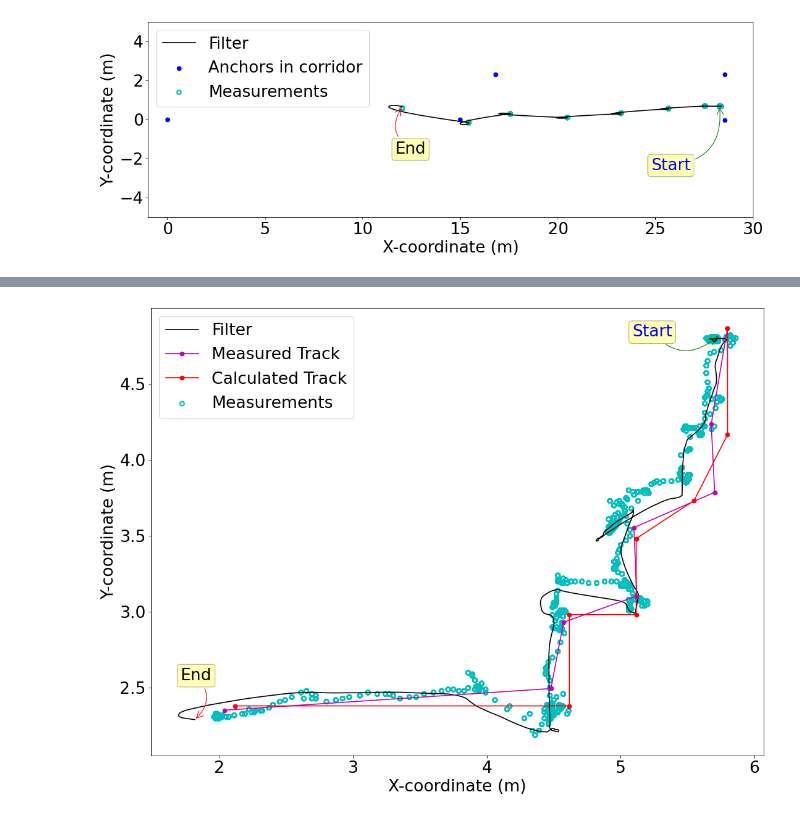
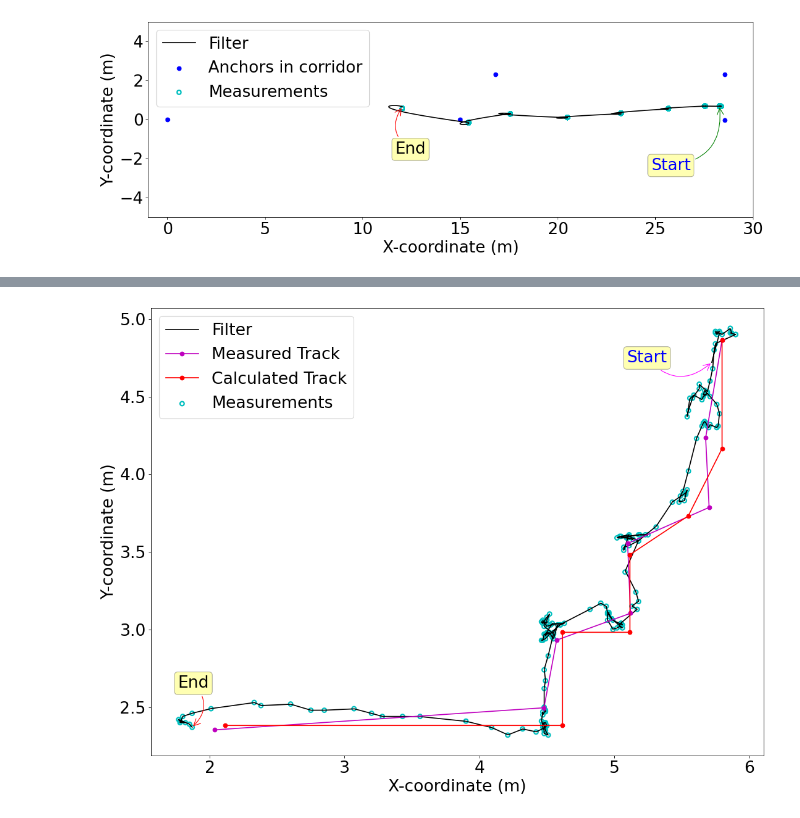
Before and after one commit to 850075610/sensor-fusion, a Jupyter notebook: data/track/track.ipynb, the cells around one changed output, grey strips where cells are left out. Drawn from its saved outputs; the diff is of its cells as text; code cells hidden in the pictures.

Commit message:
Added gathered sensor data with newly defined format

```diff
--- a/data/track/track.ipynb
+++ b/data/track/track.ipynb
@@ -238,49 +256,81 @@ for i in range(1, 3):
 [figure]
 [figure]
 # %%
-df1 = pd.read_csv(f'exp{1}_0107.csv')
+df1 = pd.read_csv(f'exp{1}_1207.csv')
 uwb_x1 = df1.uwb_x
 uwb_y1 = df1.uwb_y
-vel_linear_x1 = df1['vel_linear_x'].fillna(0.0)
-# first nonzero value for uwb_x
+vel_linear_x1 = df1['odom_linear_x'].fillna(0.0)
+vel_linear_y1 = df1['odom_linear_y'].fillna(0.0)
+# index for first nonzero value of uwb_x
 ini_index1 = uwb_x1.ne(0).idxmax()
-def track():
-    tracker = KalmanFilter(dim_x=4, dim_z=2)
-    dt = 0.01
-    tracker.F = np.array([[1, dt, 0,  0],
-                          [0,  1, 0,  0],
-                          [0,  0, 1, dt],
-                          [0,  0, 0,  1]])
-    tracker.u = 0.
-    tracker.H = np.array([[1., 0., 0., 0], [0., 0., 1., 0.]])
+var_x = df1.var_x.fillna(0.0)
+var_y = df1.var_y.fillna(0.0)
+var_xvel = df1.var_xvel.fillna(0.0)
+var_yvel = df1.var_yvel.fillna(0.0)
 
-    tracker.R = np.array([[sensor_var, 0], [0, sensor_var_lateral]])
-    q_forward = Q_discrete_white_noise(dim=2, dt=dt, var=process_var)
-    q_lateral = Q_discrete_white_noise(dim=2, dt=dt, var=process_var_lateral)
-    tracker.Q = block_diag(q_forward, q_lateral)
+tracker = KalmanFilter(dim_x=4, dim_z=2, dim_u=2)
+dt = 0.05
+tracker.F = np.array([[1, 0, 0,  0],
+                      [0,  1, 0,  0],
+                      [0,  0, 1, 0],
+                      [0,  0, 0,  1]])
+tracker.B = np.array([[dt, 0],
+         [10**(-9), 0],
+         [0, dt],
+         [0, 10**(-9)]])
+# tracker.F = np.array([[1, 0, 0,  0],
+#                       [0,  0, 0,  0],
+#                       [0,  0, 1, 0],
+#                       [0,  0, 0, 0]])
+# tracker.B = np.array([[dt, 0],
+#          [1, 0],
+#          [0, dt],
+#          [0, 1]])
+tracker.H = np.array([[1., 0., 0., 0], [0., 0., 1., 0.]])
+tracker.R = np.array([[sensor_var*10, 0], [0, sensor_var_lateral*10]])
+q_forward = Q_discrete_white_noise(dim=2, dt=dt, var=process_var)
+q_lateral = Q_discrete_white_noise(dim=2, dt=dt, var=process_var_lateral)
+tracker.Q = tracker.B @ np.array([[process_var*10, 0], [0, process_var_lateral*10]]) @ tracker.B.transpose()
 #     print(f"Q = {tracker.Q}")
-    tracker.x = np.array([[uwb_x1[ini_index1], vel_linear_x1[0], uwb_y1[ini_index1], 0]]).T
-    tracker.P = np.eye(4) * 0.5
-    print(f"tracker.P =\n{tracker.P}")
-    return tracker
-# robot circle movement
+
+# robot movement
 N = len(uwb_x1[ini_index1:])
 zs1 = np.array([[uwb_x1[i], uwb_y1[i]] for i in range(ini_index1, N)])
 
 # run filter
-robot_tracker = track()
-# batch_filter is quite slow
-mu, cov, _, _ = robot_tracker.batch_filter(zs1[ini_index1:])
+# robot_tracker = track()
+mu0 = []
+mu2 = []
+for i, z in enumerate(zs1):
+    tracker.x = np.array([[uwb_x1[i], vel_linear_x1[i], uwb_y1[i], vel_linear_y1[i]]]).T
+    tracker.P = np.array([[var_x[i], 0, 0, 0],
+                               [0, var_xvel[i], 0, 0],
+                               [0, 0, var_y[i], 0],
+                               [0, 0, 0, var_yvel[i]]])
+    cov_linear = np.array([[var_xvel[i], 0],
+                          [0, var_yvel[i]]])
+#     tracker.Q = tracker.B @ cov_linear @ tracker.B.transpose()
+    cmd_vel = np.array([[vel_linear_x1[i]],[vel_linear_y1[i]]])
+#     print(f"cmd_vel shape = {cmd_vel.shape}")
+    tracker.predict(u=cmd_vel)
+    tracker.update(z)
+    mu0.append(tracker.x[0])
+    mu2.append(tracker.x[2])
 
+# mu, cov, _, _ = robot_tracker.batch_filter(zs1[ini_index1:])
+while mu0[0] < 1 or mu2[0] < 1:
+    mu0 = mu0[1:]
+    mu2 = mu2[1:]
 # plot result
 plt.figure(figsize=(16, 12), dpi=80)
 plt.rcParams.update({'font.size': 24})
 # c for color in plot_filter
-bp.plot_filter(mu[:, 0], mu[:, 2], c='k')
+bp.plot_filter(mu0, mu2, c='black')
 bp.plot_measurements(zs1[ini_index1:, 0], zs1[ini_index1:, 1], color='c')
 #     plt.title('Kalman Filter position for robot movement under remote control')
 plt.xlabel("X-coordinate (m)")
 plt.ylabel("Y-coordinate (m)")
+# plt.title('Sensor Fusion Plot')
 # plt.annotate("Start", xy=(zs1[ini_index1][0], zs1[ini_index1][1]), xytext=(zs1[ini_index1][0] + 100, zs1[ini_index1][1] - 10), textcoords='offset points', ha='center', va='bottom',color='blue',
 #          bbox=dict(boxstyle='round,pad=0.2', fc='yellow', alpha=0.3),
 #          arrowprops=dict(arrowstyle='->', connectionstyle='arc3,rad=0.05',
@@ -291,14 +341,14 @@ plt.ylabel("Y-coordinate (m)")
 #                             color='red'))
 plt.plot(xs, ys, '-o', color='m', label='Measured Track')
 plt.plot(theo_x, theo_y, '-o', color='r', label='Calculated Track')
-plt.annotate("Start", xy=(mu[0][0], mu[0][2]), xytext=(mu[0][0] - 100, mu[0][2] - 10), textcoords='offset points', ha='center', va='bottom',color='blue',
+plt.annotate("Start", xy=(mu0[0], mu2[0]), xytext=(mu0[0] - 100, mu2[0] - 10), textcoords='offset points', ha='center', va='bottom',color='blue',
          bbox=dict(boxstyle='round,pad=0.2', fc='yellow', alpha=0.3),
          arrowprops=dict(arrowstyle='->', connectionstyle='arc3,rad=0.5',
-                            color='green'))
-plt.annotate("End", xy=(mu[-1][0], mu[-1][2]), xytext=(mu[-1][0], mu[-1][2] + 50), textcoords='offset points', ha='center', va='bottom',
+                            color='magenta'))
+plt.annotate("End", xy=(mu0[-1], mu2[-1]), xytext=(mu0[-1], mu2[-1] + 50), textcoords='offset points', ha='center', va='bottom',
          bbox=dict(boxstyle='round,pad=0.2', fc='yellow', alpha=0.3),
          arrowprops=dict(arrowstyle='->', connectionstyle='arc3,rad=-0.5',
                             color='red'))
 plt.legend(loc='best')
-# plt.savefig(f"exp1.pdf", dpi=300)
+# plt.savefig(f"expe{i}.pdf", bbox_inches='tight', dpi=400)
 # %% [output]
@@ -311 +356 @@ tracker.P =
-[figure, old version]
+[figure, new version]
```
Also changed, not shown: parts of 13 cells of this notebook, 12 other files.
